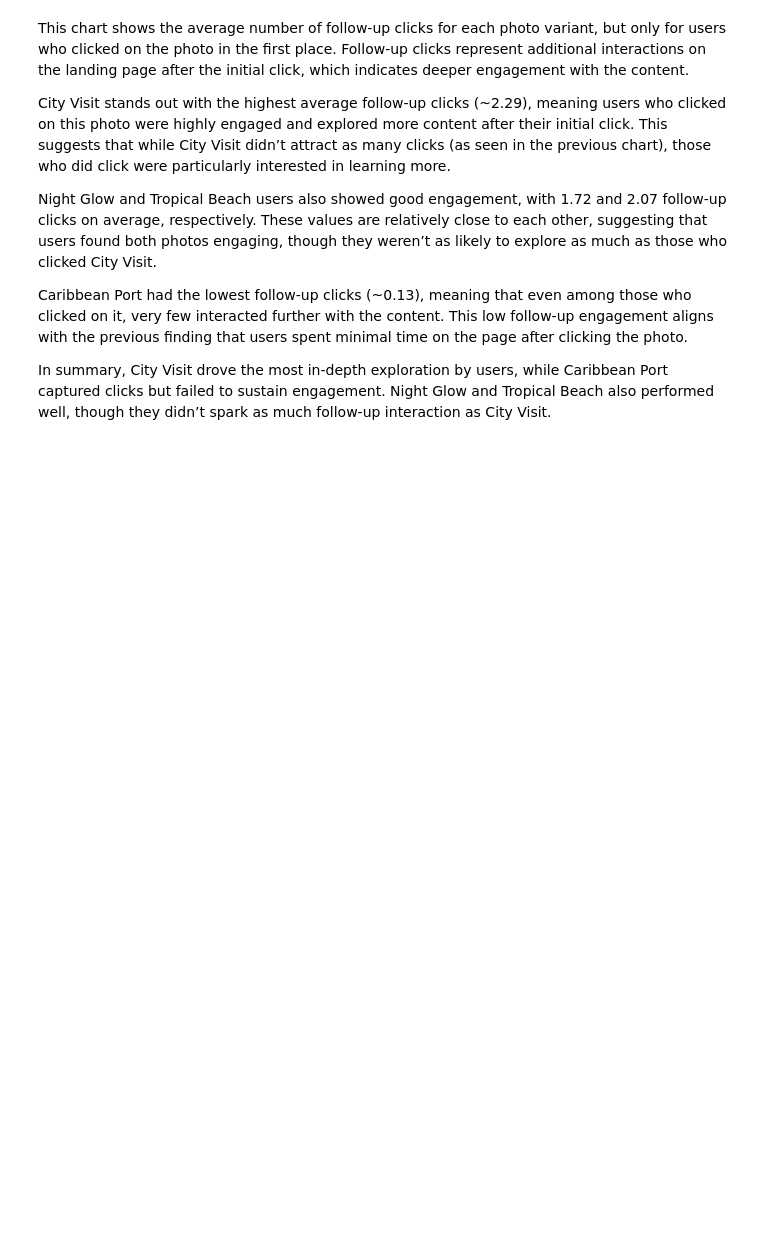
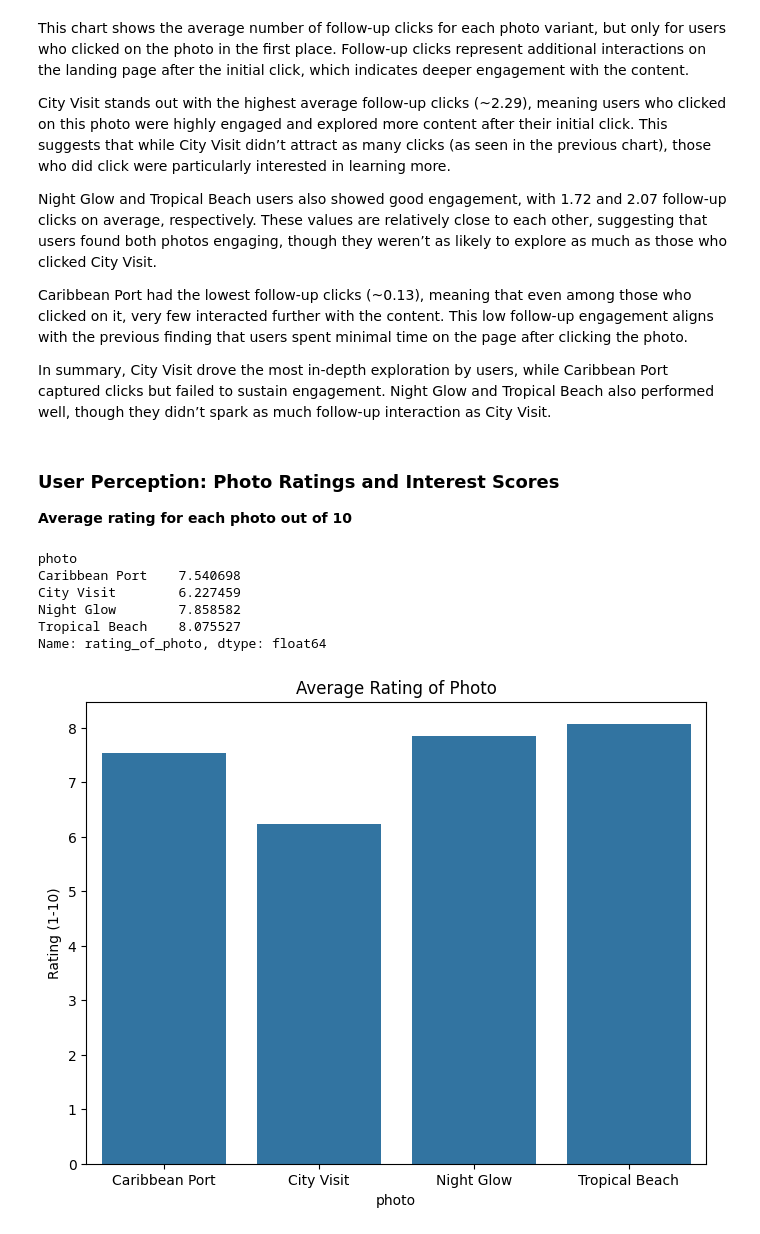
Before and after one commit to pranjul11garg/Lobster-Land-Marketing-Strategy, a Jupyter notebook: lobster.ipynb, the cells around one changed output. Saved outputs shown, nothing was run; the diff lists cells and outputs as text; code cells hidden in the pictures; blank space fills up the shorter version.

Commit message:
Avg rating of photo

```diff
--- a/lobster.ipynb
+++ b/lobster.ipynb
@@ -1199,3 +1199,24 @@ Night Glow and Tropical Beach users also showed good engagement, with 1.72 and 2
 Caribbean Port had the lowest follow-up clicks (~0.13), meaning that even among those who clicked on it, very few interacted further with the content. This low follow-up engagement aligns with the previous finding that users spent minimal time on the page after clicking the photo.
 
 In summary, City Visit drove the most in-depth exploration by users, while Caribbean Port captured clicks but failed to sustain engagement. Night Glow and Tropical Beach also performed well, though they didn’t spark as much follow-up interaction as City Visit.
+# %% [markdown]
+### **User Perception: Photo Ratings and Interest Scores**
+**Average rating for each photo out of 10**
+# %%
+rating_avg = ab_pics.groupby('photo')['rating_of_photo'].mean()
+rating_avg
+# %% [output]
+photo
+Caribbean Port    7.540698
+City Visit        6.227459
+Night Glow        7.858582
+Tropical Beach    8.075527
+Name: rating_of_photo, dtype: float64
+# %%
+plt.figure(figsize=(8,6))
+sns.barplot(x=rating_avg.index, y=rating_avg.values)
+plt.title("Average Rating of Photo")
+plt.ylabel("Rating (1-10)")
+plt.show()
+# %% [output]
+[figure, added]
```
